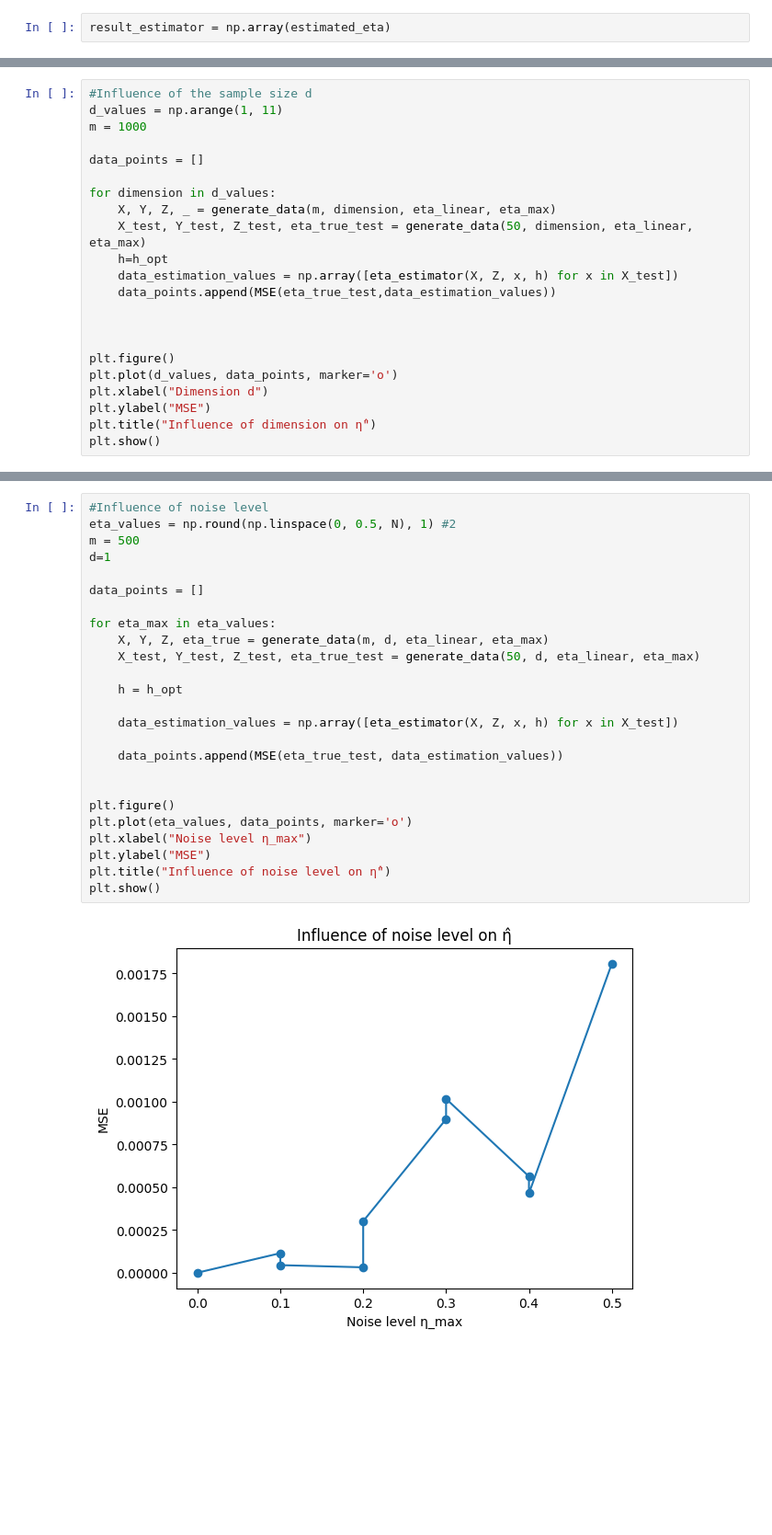
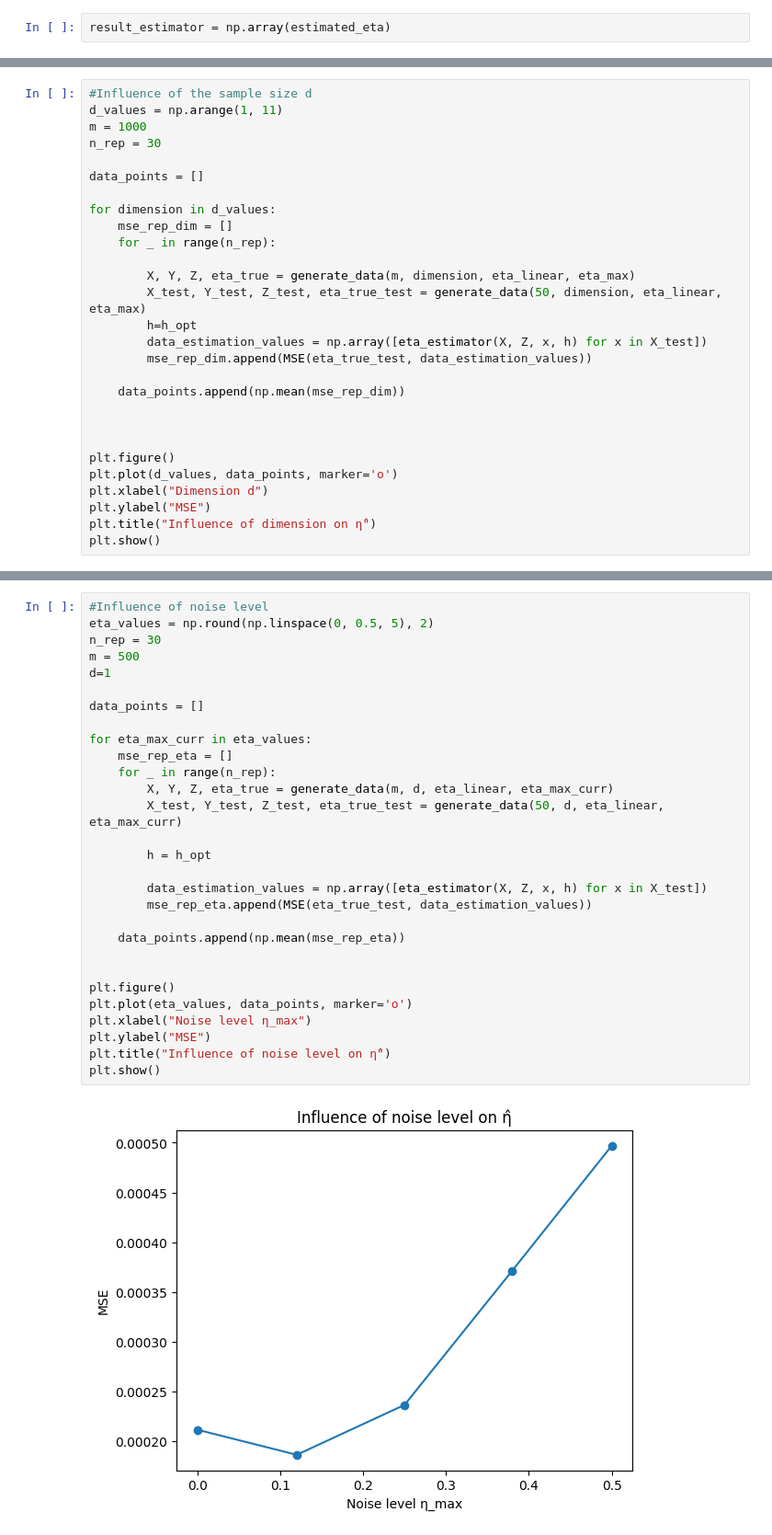
Before and after one commit to RaniaZougari/SL_Project, a Jupyter notebook: Simulation.ipynb, the cells around one changed output, grey strips where cells are left out. Shown at 92% size. Drawn from its saved outputs; the diff is of its cells as text; blank space fills up the shorter version.

```diff
--- a/Simulation.ipynb
+++ b/Simulation.ipynb
@@ -277,15 +274,21 @@ the last point is a bit weird ....
 #Influence of the sample size d
 d_values = np.arange(1, 11)
 m = 1000
+n_rep = 30
 
 data_points = []
 
 for dimension in d_values:
-    X, Y, Z, _ = generate_data(m, dimension, eta_linear, eta_max)
-    X_test, Y_test, Z_test, eta_true_test = generate_data(50, dimension, eta_linear, eta_max)
-    h=h_opt
-    data_estimation_values = np.array([eta_estimator(X, Z, x, h) for x in X_test])
-    data_points.append(MSE(eta_true_test,data_estimation_values))
+    mse_rep_dim = []
+    for _ in range(n_rep):
+
+        X, Y, Z, eta_true = generate_data(m, dimension, eta_linear, eta_max)
+        X_test, Y_test, Z_test, eta_true_test = generate_data(50, dimension, eta_linear, eta_max)
+        h=h_opt
+        data_estimation_values = np.array([eta_estimator(X, Z, x, h) for x in X_test])
+        mse_rep_dim.append(MSE(eta_true_test, data_estimation_values))
+
+    data_points.append(np.mean(mse_rep_dim))
 
 
 
@@ -300,27 +303,31 @@ plt.show()
 # %%
 #Influence of noise level
-eta_values = np.round(np.linspace(0, 0.5, N), 1) #2
+eta_values = np.round(np.linspace(0, 0.5, 5), 2)
+n_rep = 30
 m = 500
 d=1
 
 data_points = []
 
-for eta_max in eta_values:
-    X, Y, Z, eta_true = generate_data(m, d, eta_linear, eta_max)
-    X_test, Y_test, Z_test, eta_true_test = generate_data(50, d, eta_linear, eta_max)
+for eta_max_curr in eta_values:
+    mse_rep_eta = []
+    for _ in range(n_rep):
+        X, Y, Z, eta_true = generate_data(m, d, eta_linear, eta_max_curr)
+        X_test, Y_test, Z_test, eta_true_test = generate_data(50, d, eta_linear, eta_max_curr)
 
-    h = h_opt
+        h = h_opt
 
-    data_estimation_values = np.array([eta_estimator(X, Z, x, h) for x in X_test])
+        data_estimation_values = np.array([eta_estimator(X, Z, x, h) for x in X_test])
+        mse_rep_eta.append(MSE(eta_true_test, data_estimation_values))
 
-    data_points.append(MSE(eta_true_test, data_estimation_values))
+    data_points.append(np.mean(mse_rep_eta))
 
 
 plt.figure()
 plt.plot(eta_values, data_points, marker='o')
 plt.xlabel("Noise level η_max")
 plt.ylabel("MSE")
 plt.title("Influence of noise level on η̂")
 plt.show()
 # %% [output]
-[figure, old version]
+[figure, new version]
```
Also changed, not shown: parts of 9 cells of this notebook.
